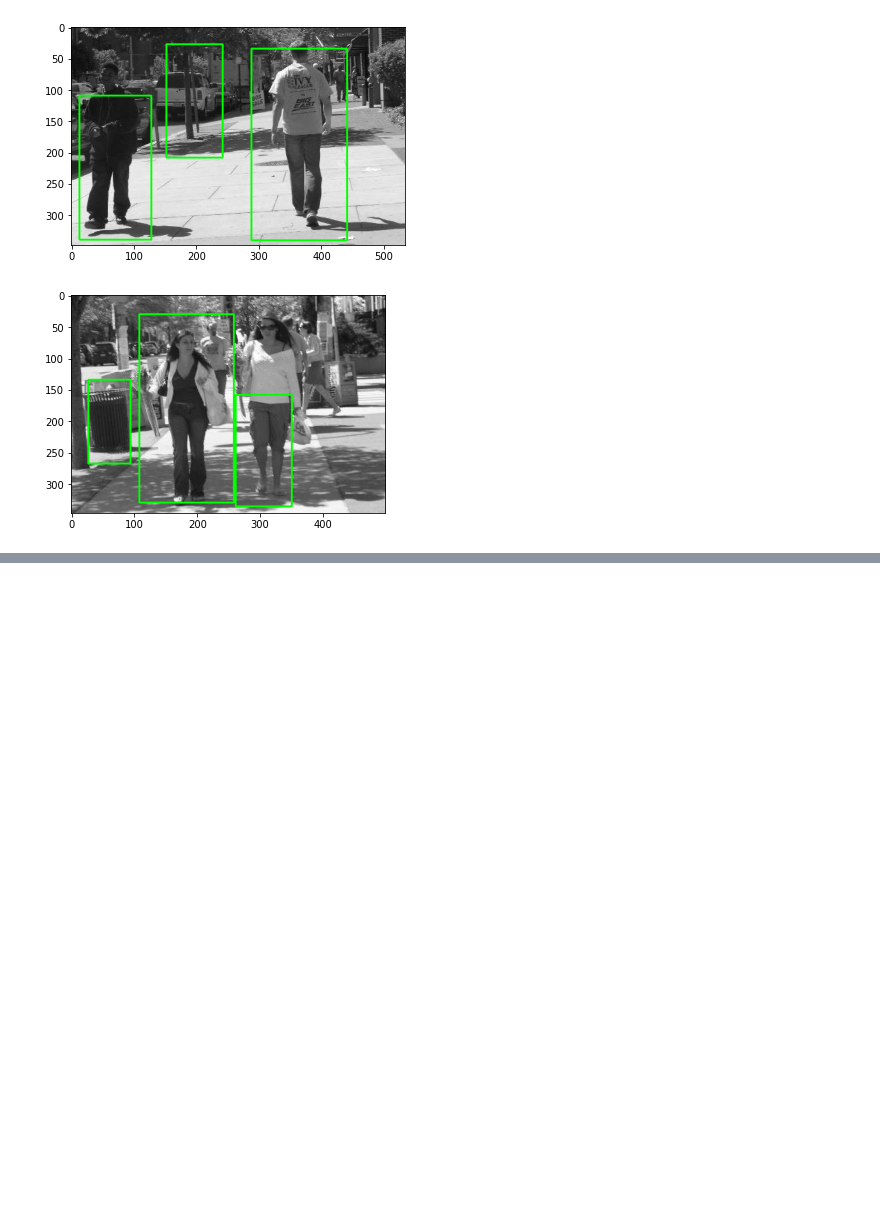
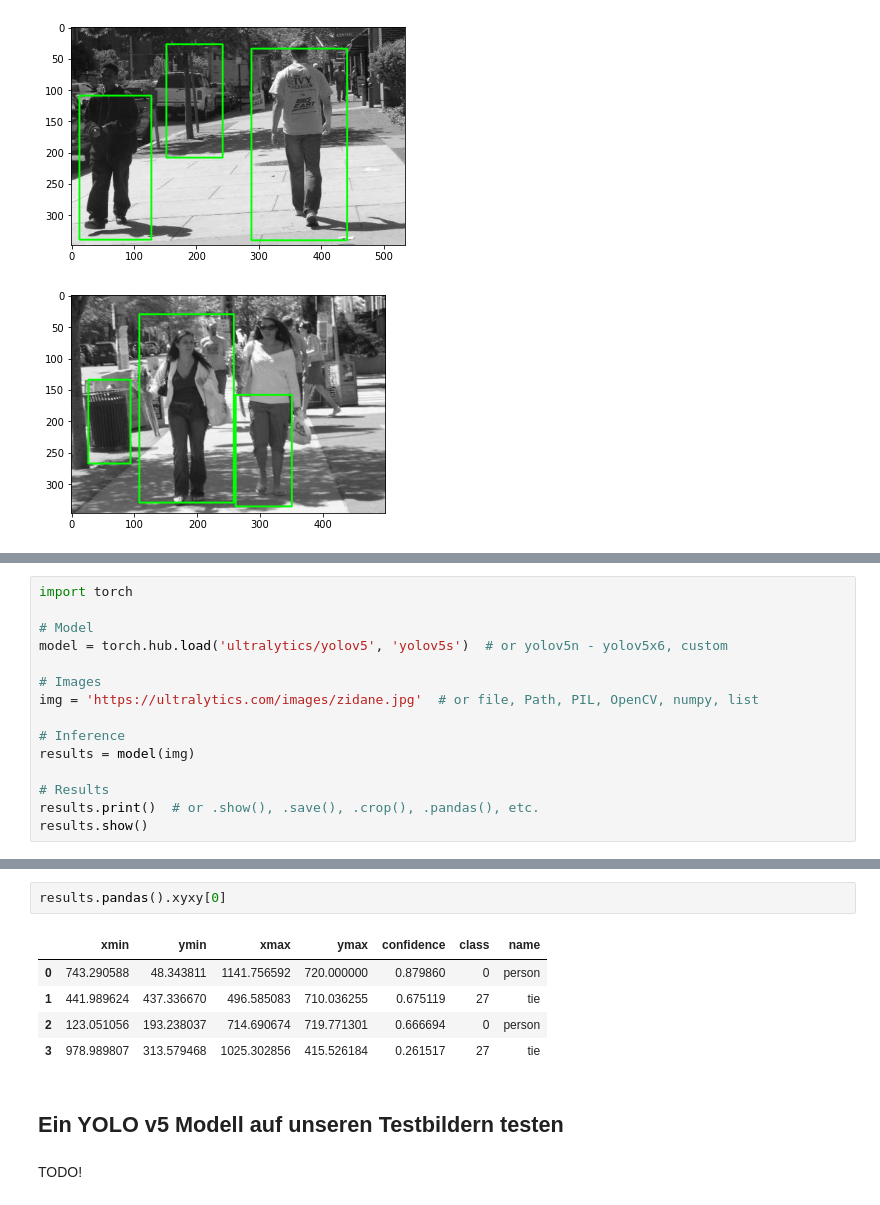
Before and after one commit to juebrauer/central, a Jupyter notebook: 034_computer_vision/01_cv_damals_und_heute.ipynb, the cells around one changed output, grey strips where cells are left out. Saved outputs shown, nothing was run; the diff lists cells and outputs as text; blank space fills up the shorter version.

Commit message:
Started with new section: "CV heute" Here I show detection results of a modern object detector, namely YOLO v5 from Ultralytics.

```diff
--- a/034_computer_vision/01_cv_damals_und_heute.ipynb
+++ b/034_computer_vision/01_cv_damals_und_heute.ipynb
@@ -224,0 +254,15 @@ for filename in list_of_image_files[:10]:
+# %%
+import torch
+
+# Model
+model = torch.hub.load('ultralytics/yolov5', 'yolov5s')  # or yolov5n - yolov5x6, custom
+
+# Images
+img = 'https://ultralytics.com/images/zidane.jpg'  # or file, Path, PIL, OpenCV, numpy, list
+
+# Inference
+results = model(img)
+
+# Results
+results.print()  # or .show(), .save(), .crop(), .pandas(), etc.
+results.show()
@@ -224,0 +312,12 @@ for filename in list_of_image_files[:10]:
+# %%
+results.pandas().xyxy[0]
+# %% [output]
+|  | xmin | ymin | xmax | ymax | confidence | class | name |
+| 0 | 743.290588 | 48.343811 | 1141.756592 | 720.000000 | 0.879860 | 0 | person |
+| 1 | 441.989624 | 437.336670 | 496.585083 | 710.036255 | 0.675119 | 27 | tie |
+| 2 | 123.051056 | 193.238037 | 714.690674 | 719.771301 | 0.666694 | 0 | person |
+| 3 | 978.989807 | 313.579468 | 1025.302856 | 415.526184 | 0.261517 | 27 | tie |
+# %% [markdown]
+## Ein YOLO v5 Modell auf unseren Testbildern testen
+# %% [markdown]
+TODO!
```
Also changed, not shown: parts of 12 cells of this notebook.
